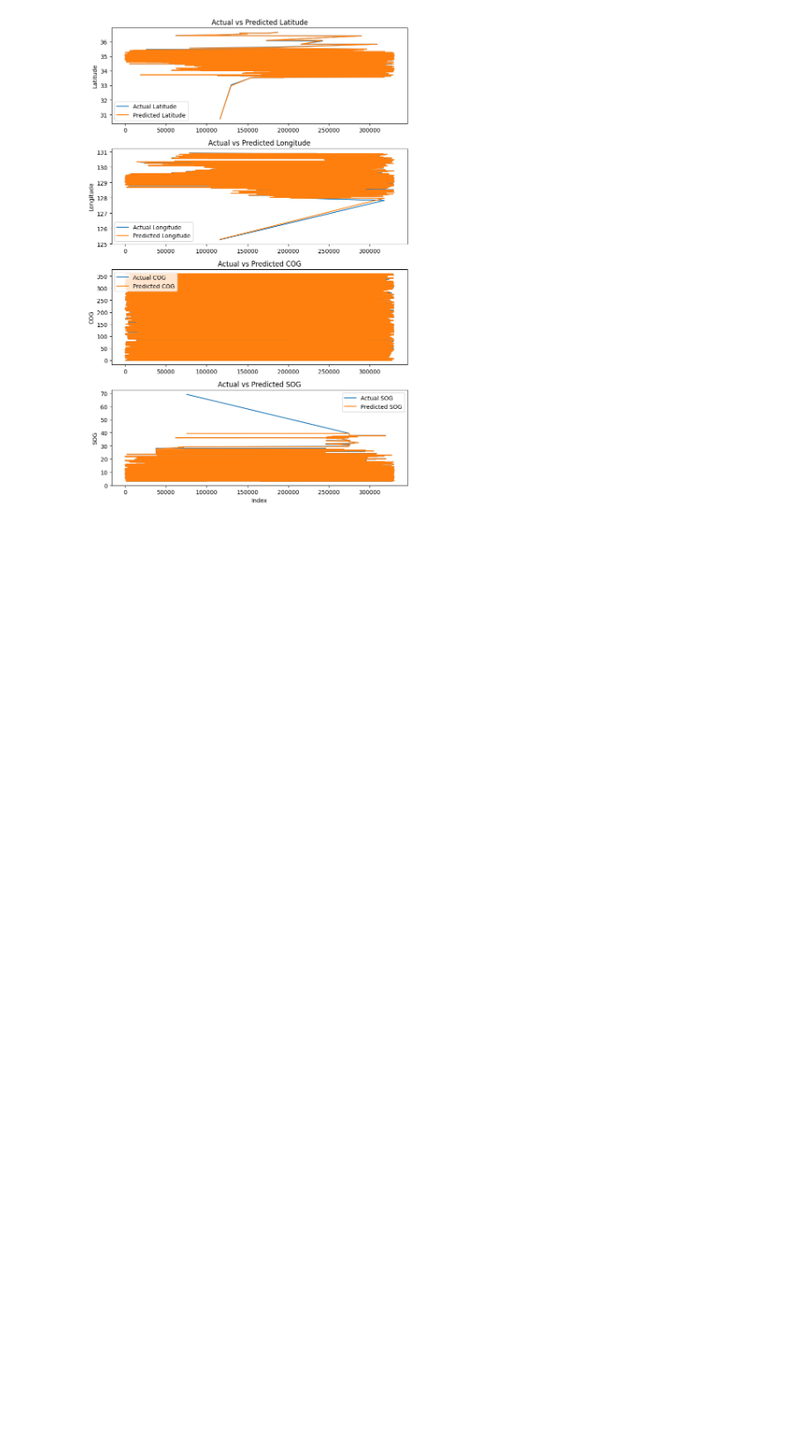
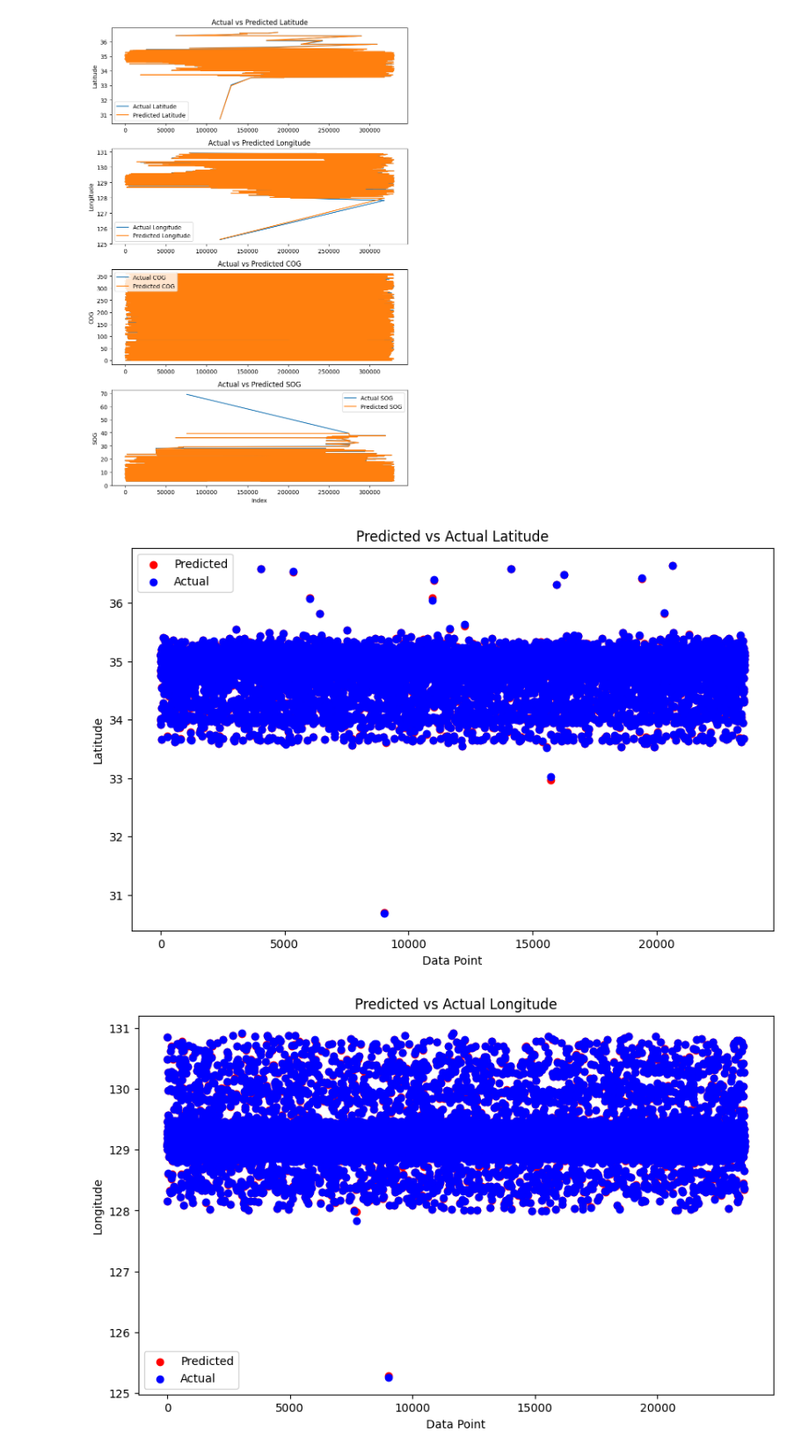
Before and after one commit to JWY0717/Ship_DA, a Jupyter notebook: DA/model/04_GradientBoostingRegressor.ipynb, the cells around one changed output. Shown at 88% size. Saved outputs shown, nothing was run; the diff lists cells and outputs as text; code cells hidden in the pictures; blank space fills up the shorter version.

```diff
--- a/DA/model/04_GradientBoostingRegressor.ipynb
+++ b/DA/model/04_GradientBoostingRegressor.ipynb
@@ -239,6 +239,31 @@ with open('model_cog.pkl', 'rb') as f:
 
 with open('model_sog.pkl', 'rb') as f:
     model_sog = pickle.load(f)
+# %%
+import matplotlib.pyplot as plt
+
+# Plotting the predicted and actual Latitude values
+plt.figure(figsize=(10, 6))
+plt.scatter(range(len(y_latitude_pred)), y_latitude_pred, color='red', label='Predicted')
+plt.scatter(range(len(y_latitude_pred)), y_latitude_test, color='blue', label='Actual')
+plt.xlabel('Data Point')
+plt.ylabel('Latitude')
+plt.title('Predicted vs Actual Latitude')
+plt.legend()
+plt.show()
+
+# Plotting the predicted and actual Longitude values
+plt.figure(figsize=(10, 6))
+plt.scatter(range(len(y_longitude_pred)), y_longitude_pred, color='red', label='Predicted')
+plt.scatter(range(len(y_longitude_pred)), y_longitude_test, color='blue', label='Actual')
+plt.xlabel('Data Point')
+plt.ylabel('Longitude')
+plt.title('Predicted vs Actual Longitude')
+plt.legend()
+plt.show()
+# %% [output]
+[figure, added]
+[figure, added]
 # %% [markdown]
 
 X예, 제공된 코드는 데이터 세트( ) 및 대상 변수( y_latitude, y_longitude, y_cog, y_sog) 의 기능을 기반으로 예측 모델을 교육합니다 . 이 모델은 데이터셋의 'insert_time'을 기반으로 1분 후 위도, 경도, COG(방향) 및 SOG(속도) 값을 예측하는 데 사용됩니다.
```
Also changed, not shown: parts of 1 cell of this notebook, 13 other files.
